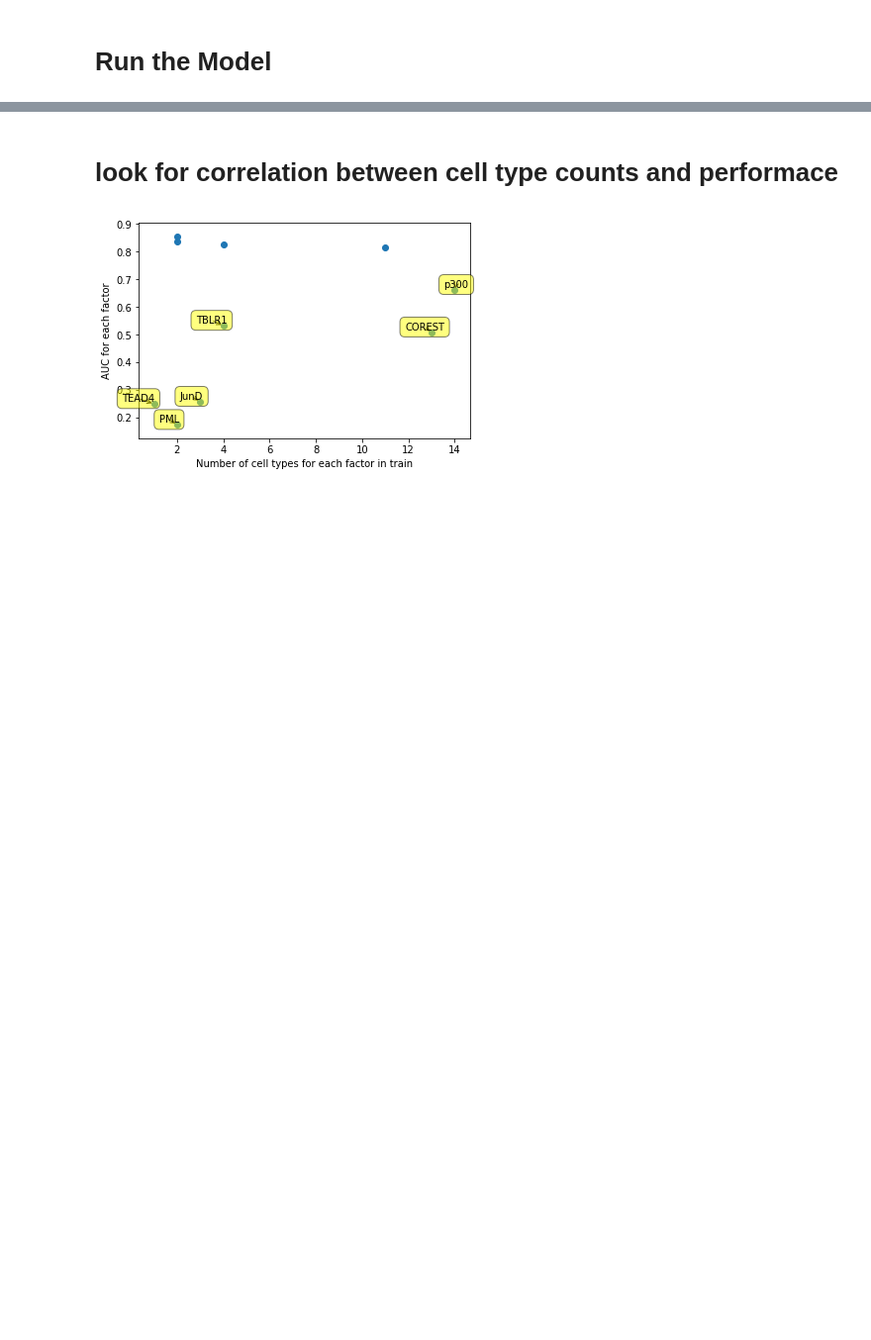
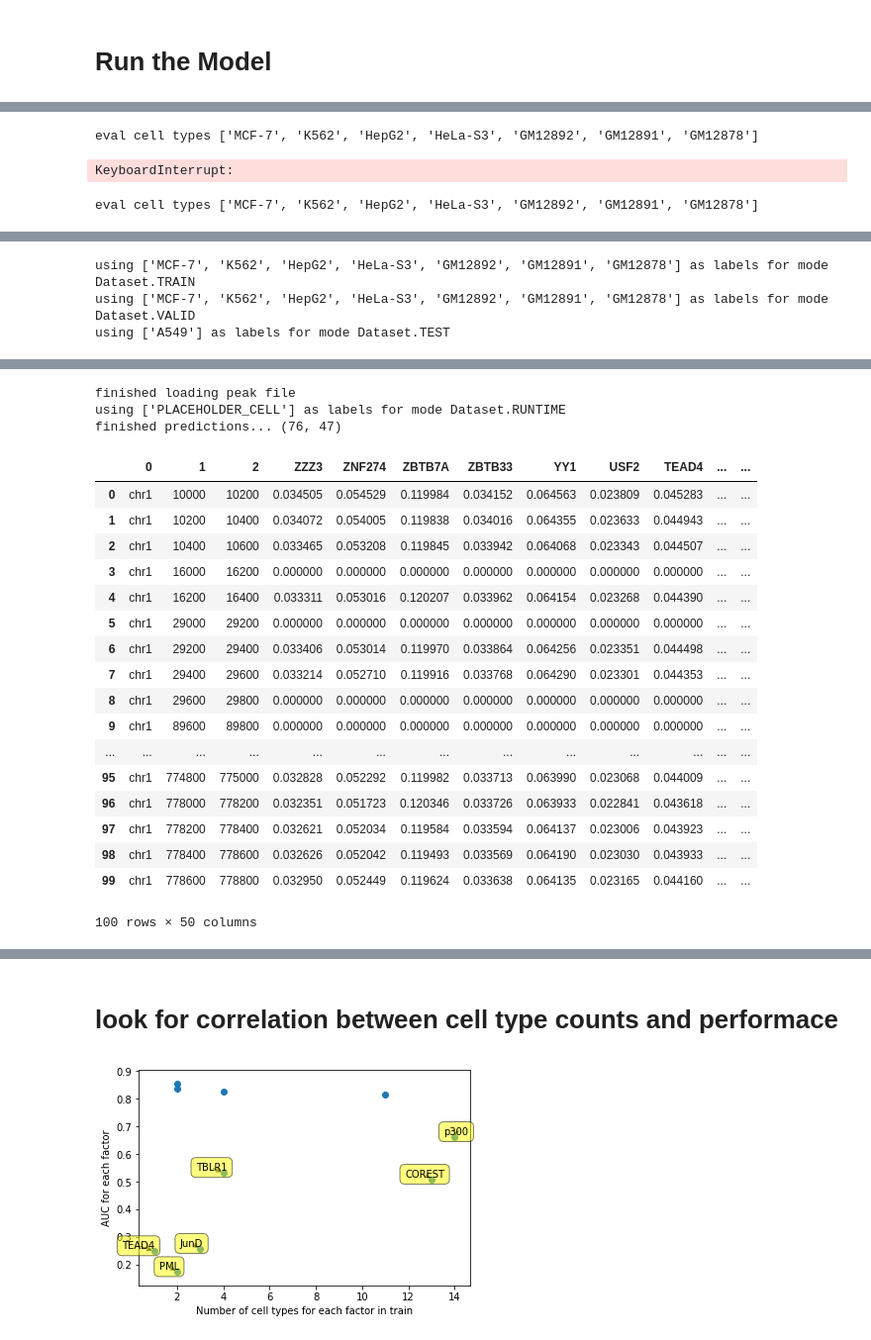
Before and after one commit to YosefLab/epitome, a Jupyter notebook: dnase/model_main.ipynb, the cells around one changed output, grey strips where cells are left out. Shown: that part at 99% size. Drawn from its saved outputs; the diff is of its cells as text; code cells hidden in the pictures; blank space fills up the shorter version.

```diff
--- a/dnase/model_main.ipynb
+++ b/dnase/model_main.ipynb
@@ -302,0 +164,33 @@ cuda.close()
+# %%
+from epitome.models import *
+test_celltypes = ['A549'] # most available cell types
+
+model2 = MLP(ddata,
+            test_celltypes,
+            dmatrix,
+            dassaymap,
+            dcellmap,
+            shuffle_size=2,
+            batch_size=64)
+
+model2.train(3000)
+model.score_peak_file("/home/eecs/akmorrow/epitome/data/test.bed")
+# %% [output]
+eval cell types ['MCF-7', 'K562', 'HepG2', 'HeLa-S3', 'GM12892', 'GM12891', 'GM12878']
+KeyboardInterrupt:
+# %%
+test_celltypes = ['A549'] # most available cell types
+
+model = MLP(data,
+            test_celltypes,
+            matrix,
+            assaymap,
+            cellmap,
+            shuffle_size=2,
+            batch_size=64)
+
+model.train(100)
+
+model.score_peak_file("/home/eecs/akmorrow/epitome/data/test.bed")
+# %% [output]
+eval cell types ['MCF-7', 'K562', 'HepG2', 'HeLa-S3', 'GM12892', 'GM12891', 'GM12878']
@@ -302,0 +198,3 @@ cuda.close()
+using ['MCF-7', 'K562', 'HepG2', 'HeLa-S3', 'GM12892', 'GM12891', 'GM12878'] as labels for mode Dataset.TRAIN
+using ['MCF-7', 'K562', 'HepG2', 'HeLa-S3', 'GM12892', 'GM12891', 'GM12878'] as labels for mode Dataset.VALID
+using ['A549'] as labels for mode Dataset.TEST
@@ -302,0 +202,21 @@ cuda.close()
+finished loading peak file
+using ['PLACEHOLDER_CELL'] as labels for mode Dataset.RUNTIME
+finished predictions... (76, 47)
+|  | 0 | 1 | 2 | ZZZ3 | ZNF274 | ZBTB7A | ZBTB33 | YY1 | USF2 | TEAD4 | ... | ... |
+| 0 | chr1 | 10000 | 10200 | 0.034505 | 0.054529 | 0.119984 | 0.034152 | 0.064563 | 0.023809 | 0.045283 | ... | ... |
+| 1 | chr1 | 10200 | 10400 | 0.034072 | 0.054005 | 0.119838 | 0.034016 | 0.064355 | 0.023633 | 0.044943 | ... | ... |
+| 2 | chr1 | 10400 | 10600 | 0.033465 | 0.053208 | 0.119845 | 0.033942 | 0.064068 | 0.023343 | 0.044507 | ... | ... |
+| 3 | chr1 | 16000 | 16200 | 0.000000 | 0.000000 | 0.000000 | 0.000000 | 0.000000 | 0.000000 | 0.000000 | ... | ... |
+| 4 | chr1 | 16200 | 16400 | 0.033311 | 0.053016 | 0.120207 | 0.033962 | 0.064154 | 0.023268 | 0.044390 | ... | ... |
+| 5 | chr1 | 29000 | 29200 | 0.000000 | 0.000000 | 0.000000 | 0.000000 | 0.000000 | 0.000000 | 0.000000 | ... | ... |
+| 6 | chr1 | 29200 | 29400 | 0.033406 | 0.053014 | 0.119970 | 0.033864 | 0.064256 | 0.023351 | 0.044498 | ... | ... |
+| 7 | chr1 | 29400 | 29600 | 0.033214 | 0.052710 | 0.119916 | 0.033768 | 0.064290 | 0.023301 | 0.044353 | ... | ... |
+| 8 | chr1 | 29600 | 29800 | 0.000000 | 0.000000 | 0.000000 | 0.000000 | 0.000000 | 0.000000 | 0.000000 | ... | ... |
+| 9 | chr1 | 89600 | 89800 | 0.000000 | 0.000000 | 0.000000 | 0.000000 | 0.000000 | 0.000000 | 0.000000 | ... | ... |
+| ... | ... | ... | ... | ... | ... | ... | ... | ... | ... | ... | ... | ... |
+| 95 | chr1 | 774800 | 775000 | 0.032828 | 0.052292 | 0.119982 | 0.033713 | 0.063990 | 0.023068 | 0.044009 | ... | ... |
+| 96 | chr1 | 778000 | 778200 | 0.032351 | 0.051723 | 0.120346 | 0.033726 | 0.063933 | 0.022841 | 0.043618 | ... | ... |
+| 97 | chr1 | 778200 | 778400 | 0.032621 | 0.052034 | 0.119584 | 0.033594 | 0.064137 | 0.023006 | 0.043923 | ... | ... |
+| 98 | chr1 | 778400 | 778600 | 0.032626 | 0.052042 | 0.119493 | 0.033569 | 0.064190 | 0.023030 | 0.043933 | ... | ... |
+| 99 | chr1 | 778600 | 778800 | 0.032950 | 0.052449 | 0.119624 | 0.033638 | 0.064135 | 0.023165 | 0.044160 | ... | ... |
+100 rows × 50 columns
```
Also changed, not shown: parts of 30 cells of this notebook, 18 other files.
